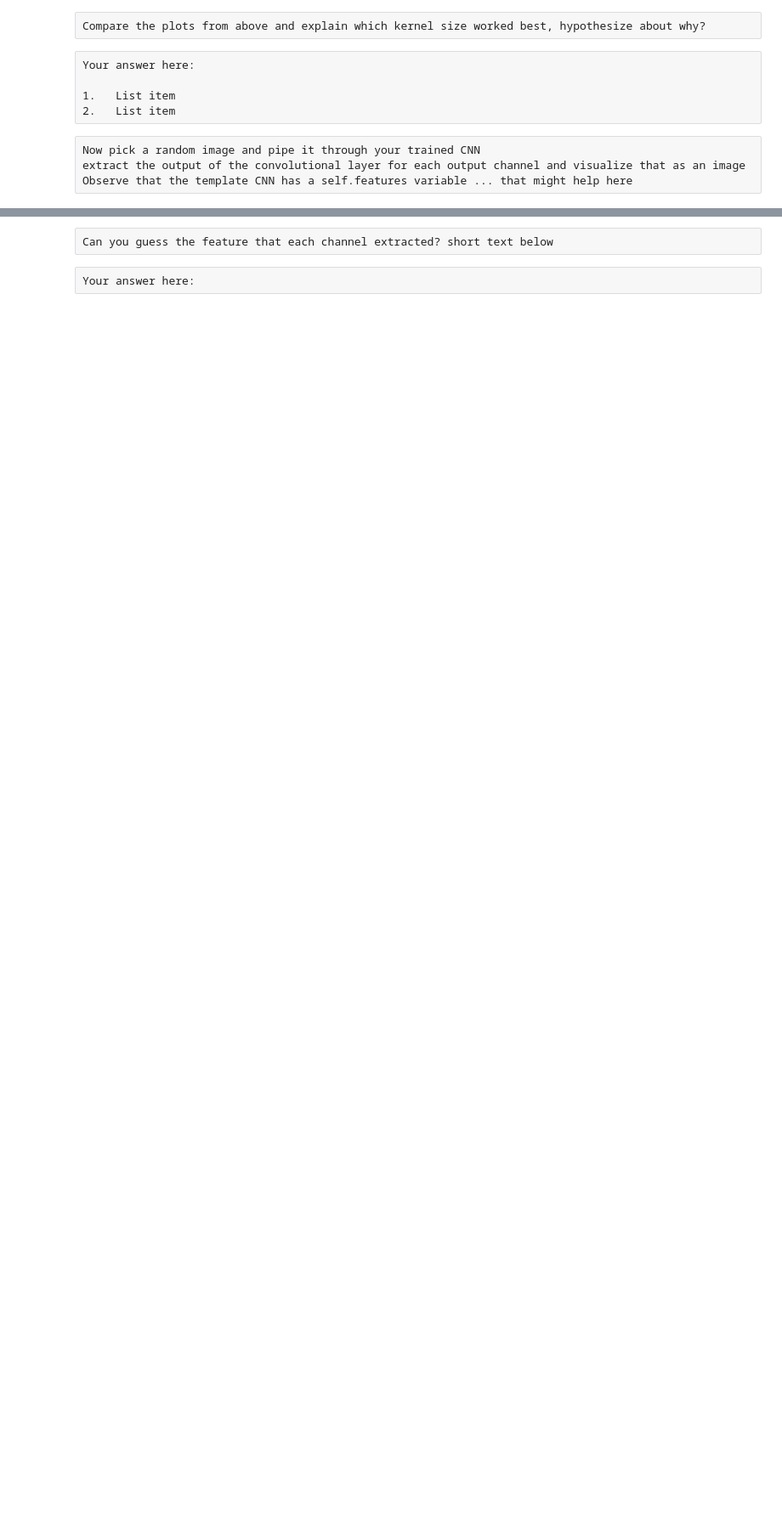
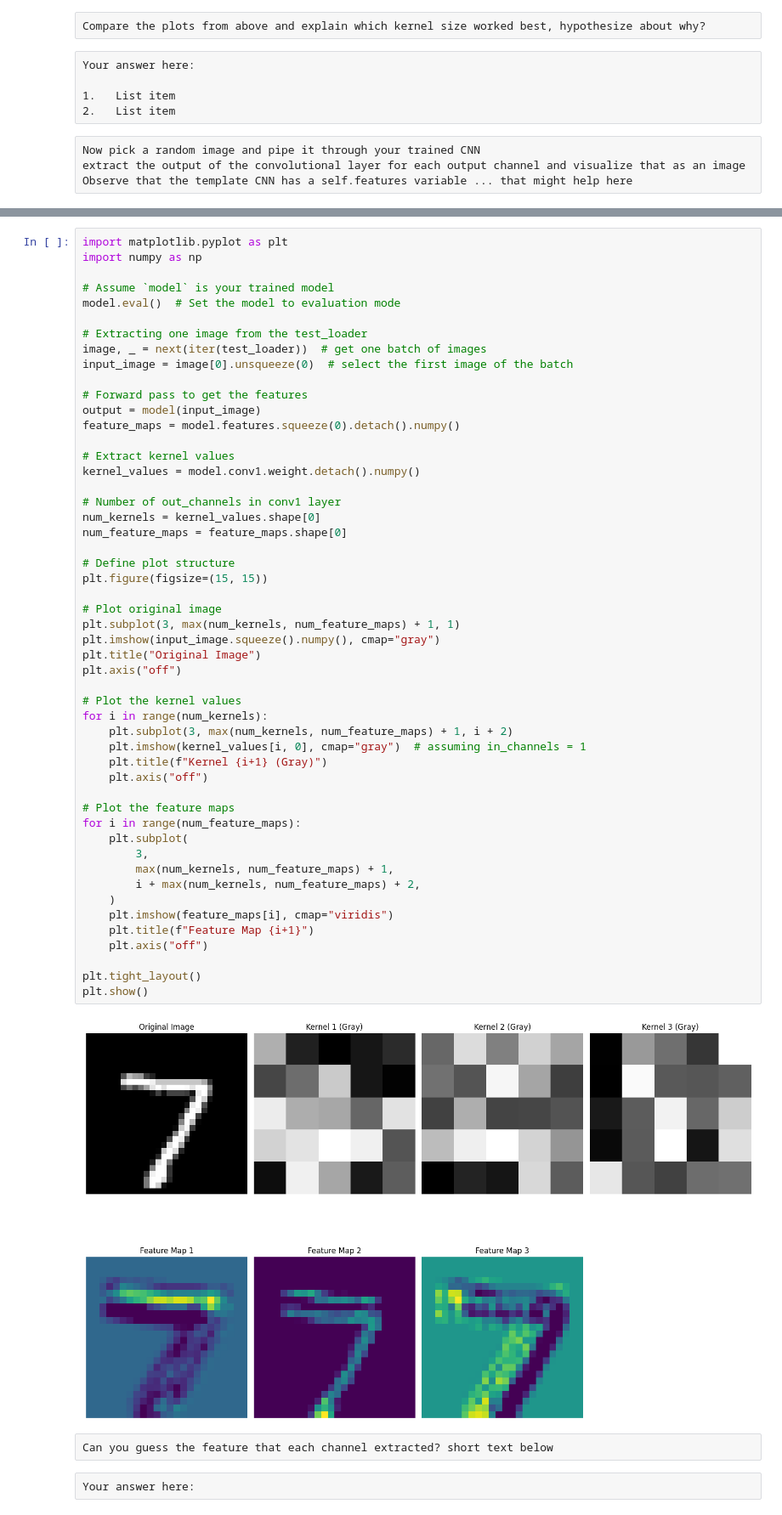
Before and after one commit to Ahmadar91/ML, a Jupyter notebook: Lab_4_Convolutional_Neural_Networks.ipynb, the cells around one changed output, grey strips where cells are left out. Shown at 85% size. Drawn from its saved outputs; the diff is of its cells as text; blank space fills up the shorter version.

```diff
--- a/Lab_4_Convolutional_Neural_Networks.ipynb
+++ b/Lab_4_Convolutional_Neural_Networks.ipynb
@@ -347,3 +424,56 @@ for i in range(num_feature_maps):
+# %%
+import matplotlib.pyplot as plt
+import numpy as np
+
+# Assume `model` is your trained model
+model.eval()  # Set the model to evaluation mode
+
+# Extracting one image from the test_loader
+image, _ = next(iter(test_loader))  # get one batch of images
+input_image = image[0].unsqueeze(0)  # select the first image of the batch
+
+# Forward pass to get the features
+output = model(input_image)
+feature_maps = model.features.squeeze(0).detach().numpy()
+
+# Extract kernel values
+kernel_values = model.conv1.weight.detach().numpy()
+
+# Number of out_channels in conv1 layer
+num_kernels = kernel_values.shape[0]
+num_feature_maps = feature_maps.shape[0]
+
+# Define plot structure
+plt.figure(figsize=(15, 15))
+
+# Plot original image
+plt.subplot(3, max(num_kernels, num_feature_maps) + 1, 1)
+plt.imshow(input_image.squeeze().numpy(), cmap="gray")
+plt.title("Original Image")
+plt.axis("off")
+
+# Plot the kernel values
+for i in range(num_kernels):
+    plt.subplot(3, max(num_kernels, num_feature_maps) + 1, i + 2)
+    plt.imshow(kernel_values[i, 0], cmap="gray")  # assuming in_channels = 1
+    plt.title(f"Kernel {i+1} (Gray)")
+    plt.axis("off")
+
+# Plot the feature maps
+for i in range(num_feature_maps):
+    plt.subplot(
+        3,
+        max(num_kernels, num_feature_maps) + 1,
+        i + max(num_kernels, num_feature_maps) + 2,
+    )
+    plt.imshow(feature_maps[i], cmap="viridis")
+    plt.title(f"Feature Map {i+1}")
+    plt.axis("off")
+
+plt.tight_layout()
+plt.show()
+# %% [output]
+[figure, added]
 # %% [raw]
 Can you guess the feature that each channel extracted? short text below
 # %% [raw]
```
Also changed, not shown: parts of 4 cells of this notebook.
